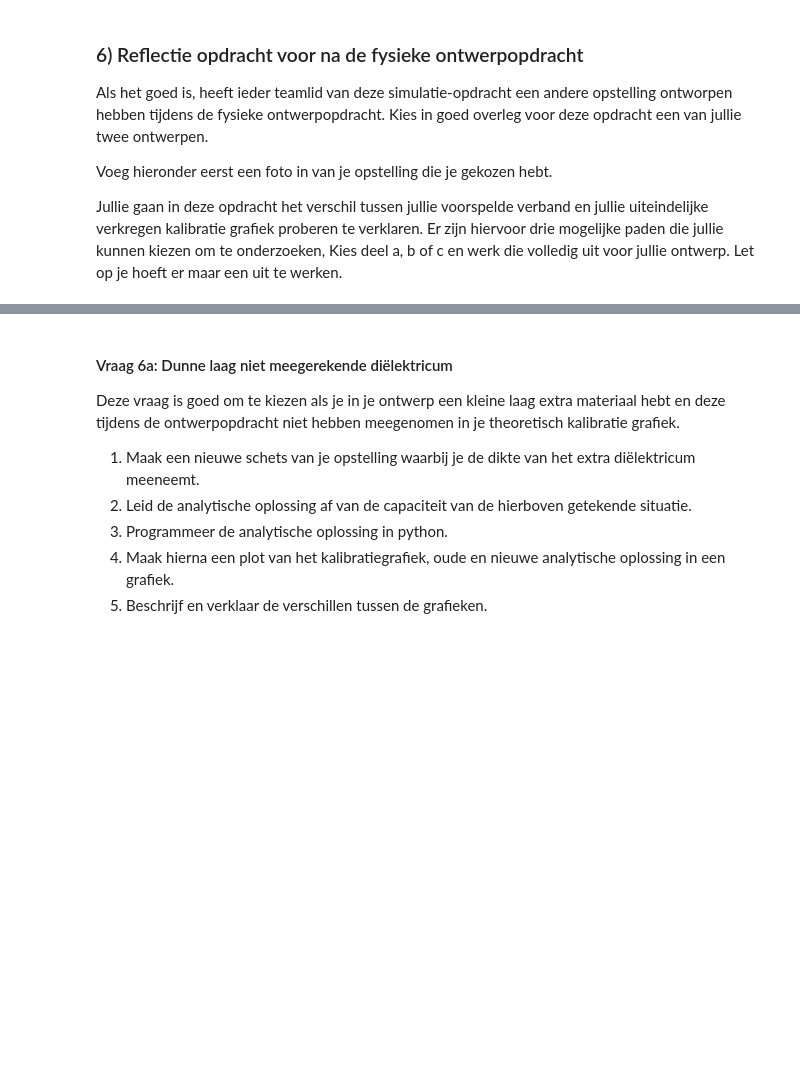
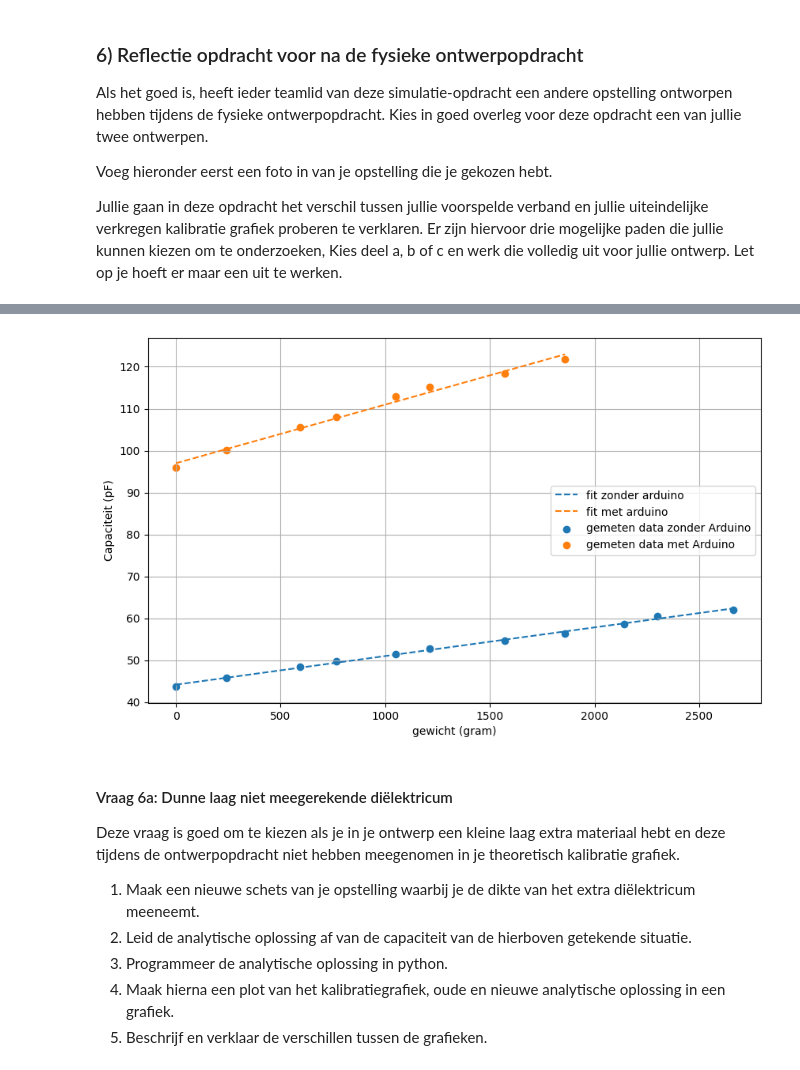
Before and after one commit to Ikbenjamin07/opdrachten-DEF-D, a Jupyter notebook: DigitaleOntwerpopdrachten/1CondensatorOpdracht/CondensatorOntwerpopdracht.ipynb, the cells around one changed output, grey strips where cells are left out. Cells and saved outputs as stored; diff of their text form; code cells hidden in the pictures; blank space fills up the shorter version.

```diff
--- a/DigitaleOntwerpopdrachten/1CondensatorOpdracht/CondensatorOntwerpopdracht.ipynb
+++ b/DigitaleOntwerpopdrachten/1CondensatorOpdracht/CondensatorOntwerpopdracht.ipynb
@@ -894,3 +936,50 @@ Verander de tekst hieronder zodat deze naar jouw foto verwijst. Zorg dat de foto
+# %%
+# Plot hier je oorspronkelijke en je uiteindelijke kalibratiegrafieken, fit daar een bijpassende lijn door
+# en zet ook de verwachte ontwerpgrafiek erbij
+
+# Plot hier je gemeten kalibratiegrafiek en plot in dezelfde figuur ook je verwachte ontwerpgrafiek.
+
+g1 = 240.1 #gram
+g2 = 353.2 #gram
+g3 = 174.8 #gram
+g4 = 281.6 #gram
+g5 = 161.0 #gram
+g6 = 359.3 #gram
+g7 = 289.2 #gram
+
+
+R=1000 #ohm. Dit is de Shunt-weerstand.
+
+def capaciteit(V): #Wij berekenen de capaciteit door middel van de formule V=IR+1/C*dV/dt. We hebben deze formule omgezet naar C=V/(R*1.6e6*np.pi).
+    return V/(R*1.6e6*np.pi)
+
+
+#data
+gewicht_arduino  = np.array([0, g1, g1+g2, g1+g2+g3, g1+g2+g3+g4, g1+g2+g3+g4+g5, g1+g2+g3+g4+g5+g6, g1+g2+g3+g4+g5+g6+g7]) # in gram
+
+capaciteit_arduino = np.array([95.9, 100.1, 105.6, 108, 113, 115.1, 118.4, 121.7]) #afgemeten voltage van de scope
+
+def lineair_arduino(x, a, b):
+    return a * x + b
+
+params_arduino, covariance_arduino = curve_fit(lineair_arduino, gewicht_arduino, capaciteit_arduino)
+
+xfit_arduino = np.linspace(np.min(gewicht_arduino), np.max(gewicht_arduino), 100)
+yfit_arduino = lineair_arduino(xfit_arduino, *params_arduino)
+
+
+#plotten
+plt.figure(figsize=(10,6))
+plt.plot(xfit, yfit, label="fit zonder arduino", linestyle="--")
+plt.plot(xfit_arduino, yfit_arduino, label="fit met arduino", linestyle="--")
+plt.scatter(gewicht, Capaciteit, label="gemeten data zonder Arduino", marker="o")
+plt.scatter(gewicht_arduino,capaciteit_arduino, label="gemeten data met Arduino", marker="o")
+plt.xlabel("gewicht (gram)")
+plt.ylabel("Capaciteit (pF)")
+plt.legend()
+plt.grid()
+# %% [output]
+[figure, added]
 # %% [markdown]
 #### Vraag 6a: Dunne laag niet meegerekende diëlektricum
 Deze vraag is goed om te kiezen als je in je ontwerp een kleine laag extra materiaal hebt en deze tijdens de ontwerpopdracht niet hebben meegenomen in je theoretisch kalibratie grafiek.
```
Also changed, not shown: parts of 2 cells of this notebook.
